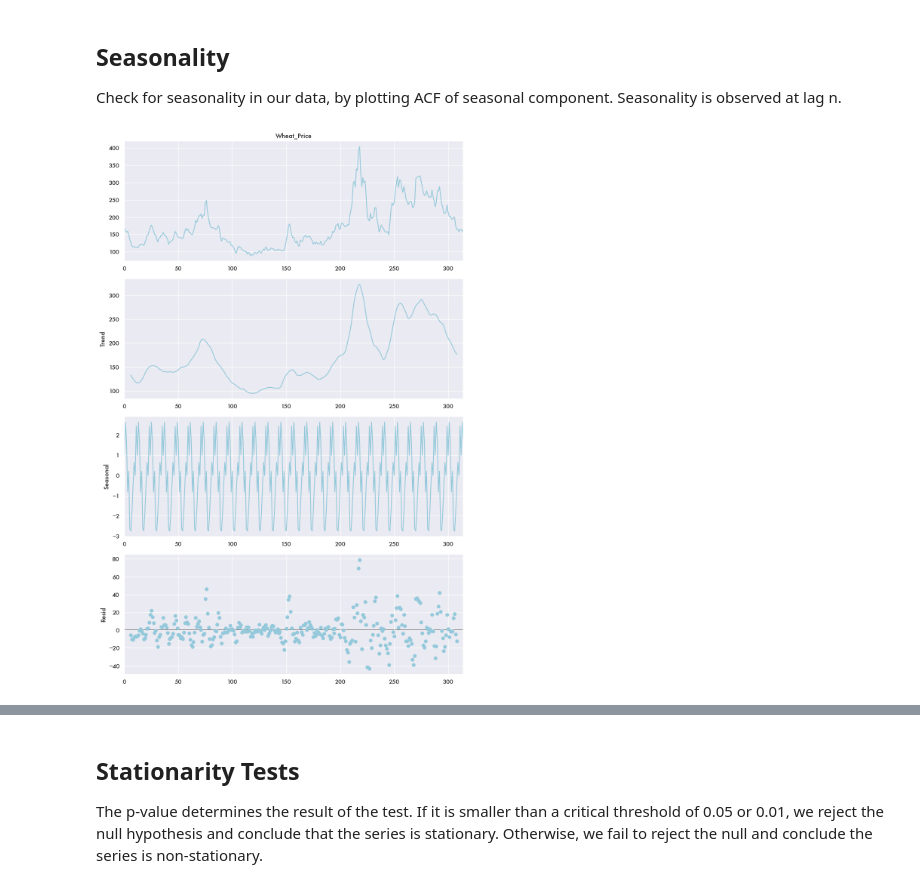
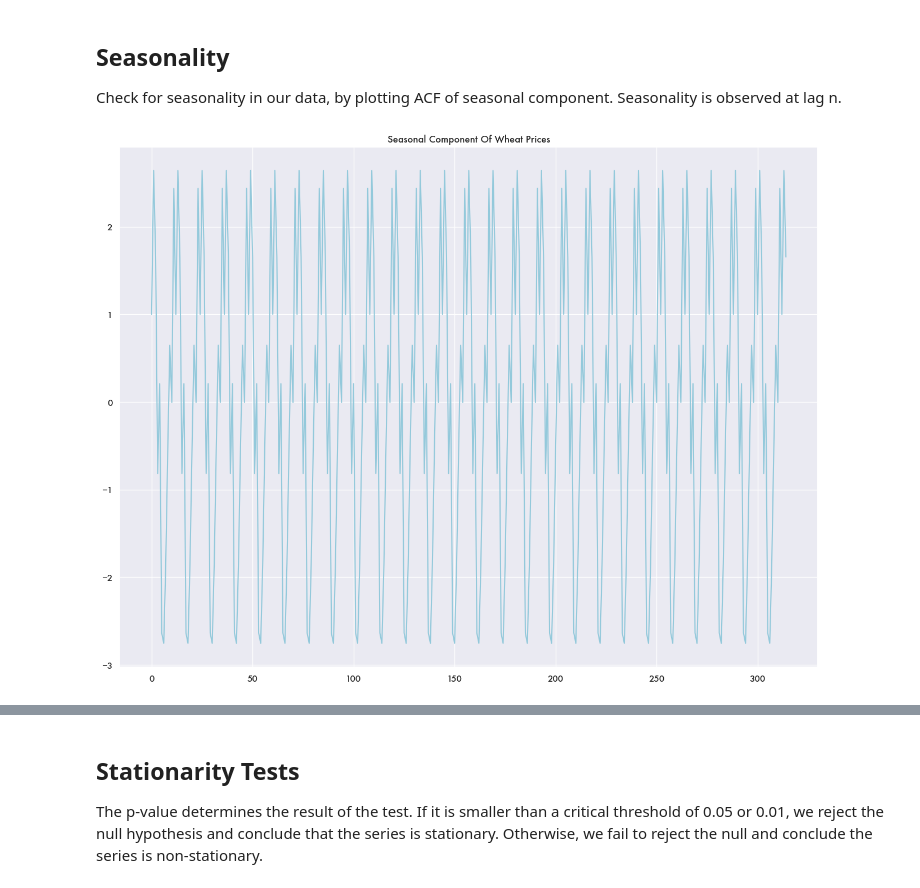
Before and after one commit to dhruv-pandit/time-series-project, a Jupyter notebook: Code:Notebooks/notebook_analysis_dhruv.ipynb, the cells around one changed output, grey strips where cells are left out. Saved outputs shown, nothing was run; the diff lists cells and outputs as text; code cells hidden in the pictures.

```diff
--- a/Code:Notebooks/notebook_analysis_dhruv.ipynb
+++ b/Code:Notebooks/notebook_analysis_dhruv.ipynb
@@ -50,10 +50,11 @@ Check for seasonality in our data, by plotting ACF of seasonal component. Season
 # %%
 decomp_results = seasonal_decompose(df_wheat_train['Wheat_Price'], period=12)
 
 # Plot decomposed data
-plt.rcParams["figure.figsize"] = (10,15)
-decomp_results.plot()
+plt.rcParams["figure.figsize"] = (16,12)
+decomp_results.seasonal.plot()
+plt.title('Seasonal Component Of Wheat Prices')
 plt.show()
 # %% [output]
-[figure, old version]
+[figure, new version]
 # %%
```
Also changed, not shown: parts of 20 cells of this notebook, 4 other files.
